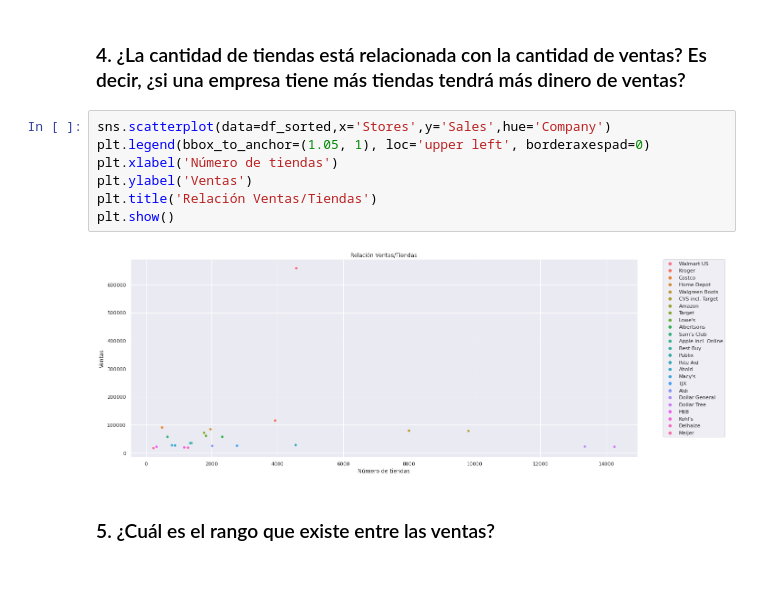
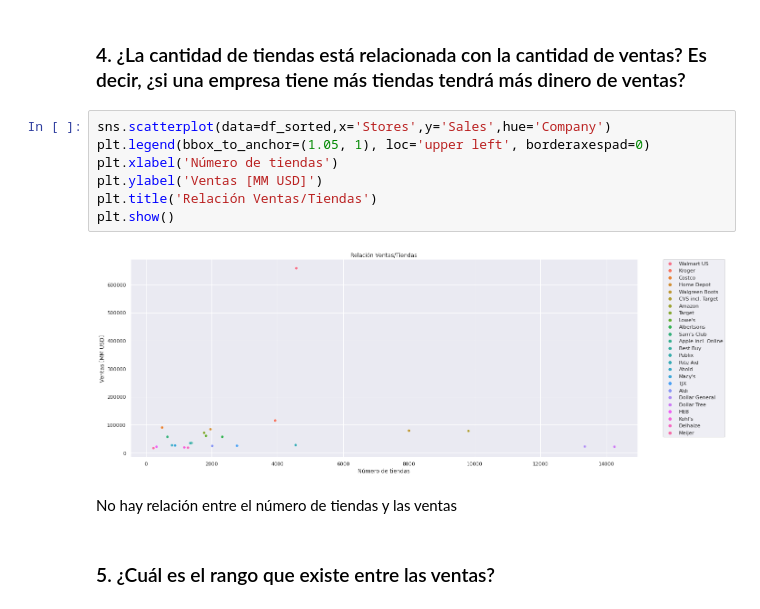
Before and after one commit to FaustinoAndres/proyecto-datacademy, a Jupyter notebook: proyecto_datacademy.ipynb, the cells around one changed output. Cells and saved outputs as stored; diff of their text form; blank space fills up the shorter version.

```diff
--- a/proyecto_datacademy.ipynb
+++ b/proyecto_datacademy.ipynb
@@ -169,12 +169,14 @@ En el primer rango entre 231-3035 tiendas están las mayorías de las compañía
 # %%
 sns.scatterplot(data=df_sorted,x='Stores',y='Sales',hue='Company')
 plt.legend(bbox_to_anchor=(1.05, 1), loc='upper left', borderaxespad=0)
 plt.xlabel('Número de tiendas')
-plt.ylabel('Ventas')
+plt.ylabel('Ventas [MM USD]')
 plt.title('Relación Ventas/Tiendas')
 plt.show()
 # %% [output]
-[figure, old version]
+[figure, new version]
+# %% [markdown]
+No hay relación entre el número de tiendas y las ventas
 # %% [markdown]
 ### 5. ¿Cuál es el rango que existe entre las ventas?
 # %%
```
Also changed, not shown: parts of 11 cells of this notebook.
